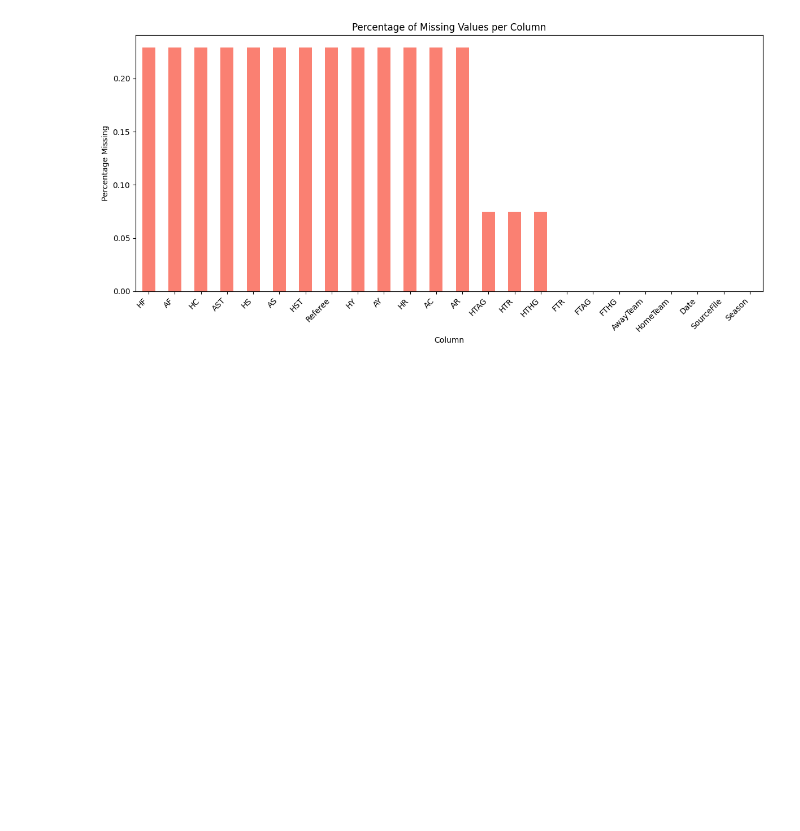
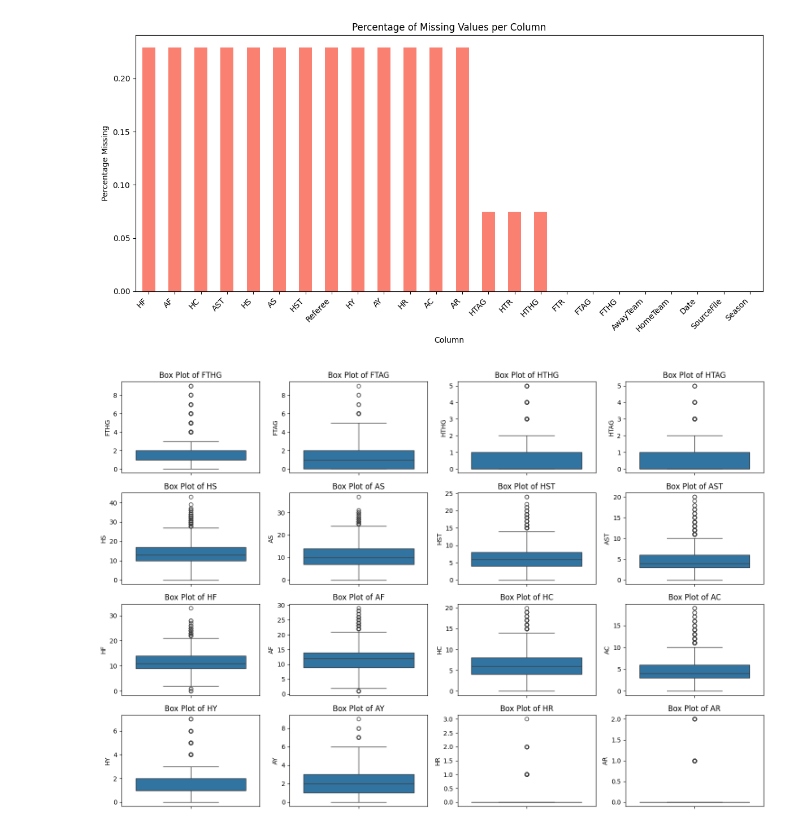
Before and after one commit to AtfastrSlushyMaker/pl-standings-prediction-project, a Jupyter notebook: notebooks/exploratory_analysis.ipynb, the cells around one changed output. Saved outputs shown, nothing was run; the diff lists cells and outputs as text; code cells hidden in the pictures; blank space fills up the shorter version.

Commit message:
added outliers and histograms

```diff
--- a/notebooks/exploratory_analysis.ipynb
+++ b/notebooks/exploratory_analysis.ipynb
@@ -8,7 +8,7 @@ import matplotlib.pyplot as plt
 import seaborn as sns
 # %%
 # Load the dataset from a CSV file into a pandas DataFrame.
-df = pd.read_csv('premier_league_combined.csv')
+df = pd.read_csv('/premier_league_combined.csv')
 # %%
 # Convert the 'Date' column to datetime objects for time-based analysis.
 df['Date'] = pd.to_datetime(df['Date'])
@@ -222,3 +222,18 @@ plt.tight_layout()
 plt.show()
 # %% [output]
 [figure]
+# %%
+# Create box plots to visualize outliers in numerical columns.
+numerical_cols = ['FTHG', 'FTAG', 'HTHG', 'HTAG', 'HS', 'AS', 'HST', 'AST', 'HF', 'AF', 'HC', 'AC', 'HY', 'AY', 'HR', 'AR']
+
+plt.figure(figsize=(15, 10))
+for i, col in enumerate(numerical_cols):
+    plt.subplot(4, 4, i + 1)
+    sns.boxplot(y=df[col])
+    plt.title(f'Box Plot of {col}')
+    plt.ylabel(col)
+
+plt.tight_layout()
+plt.show()
+# %% [output]
+[figure, added]
```
Also changed, not shown: parts of 1 cell of this notebook.
